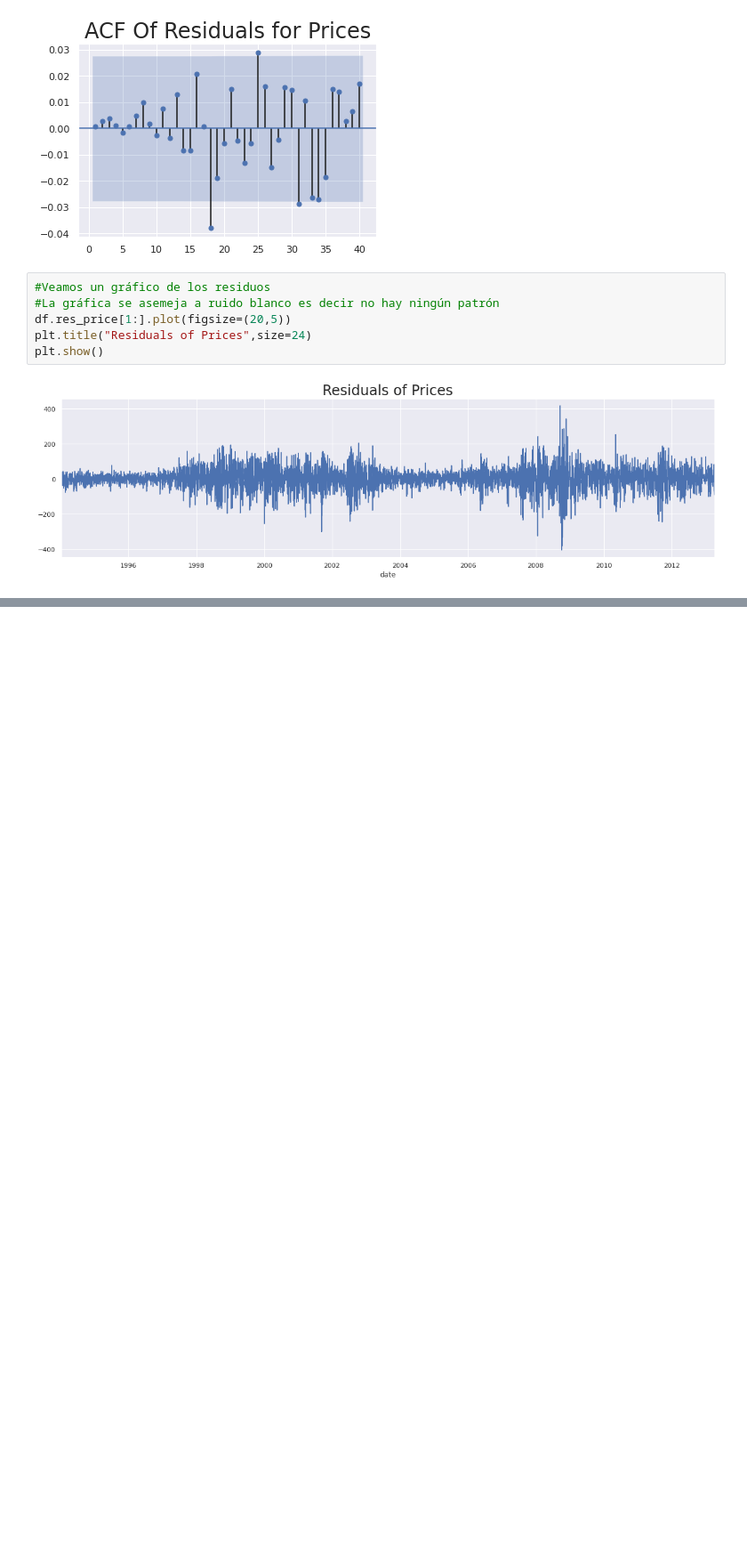
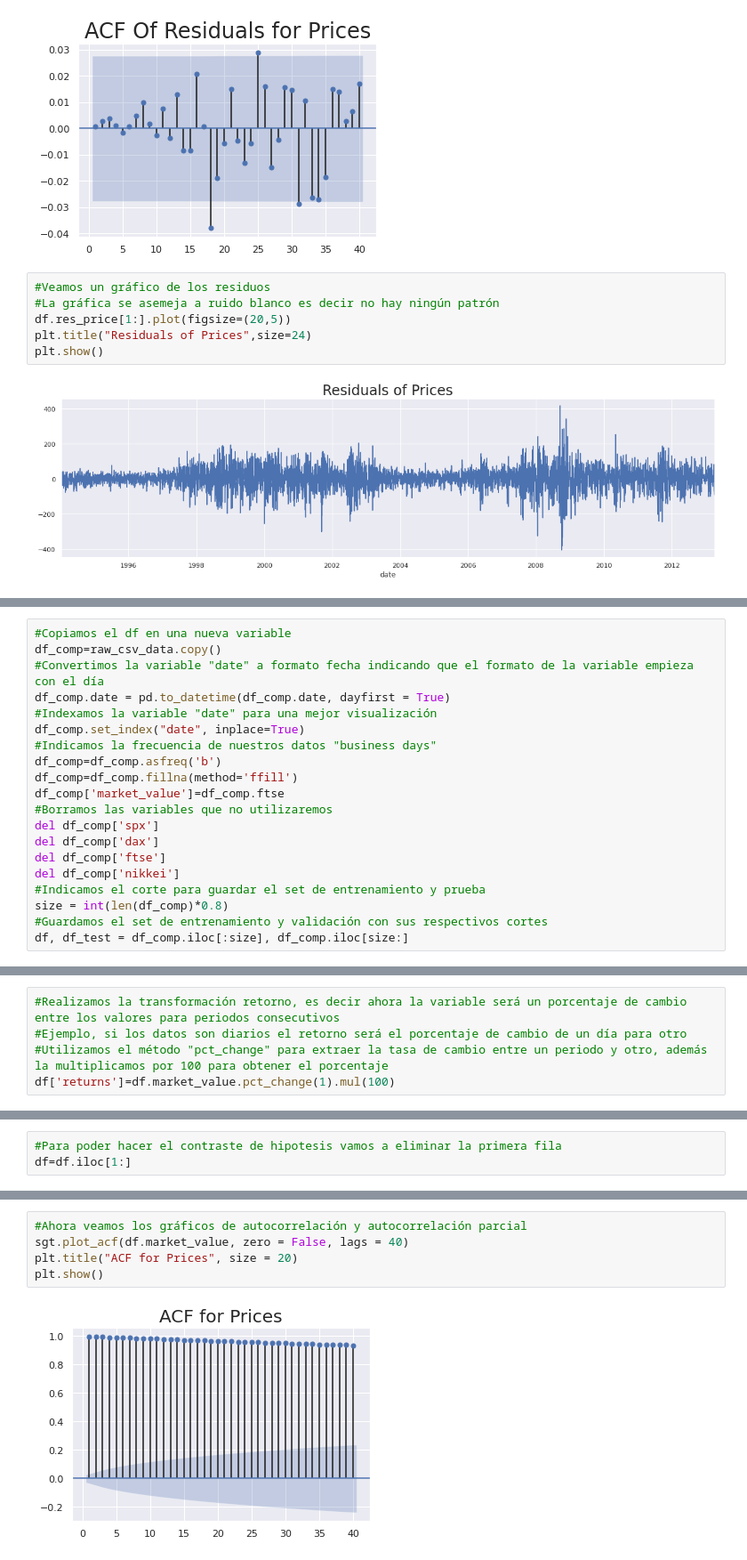
Before and after one commit to virf96/Proyectos, a Jupyter notebook: Consideraciones_y_Modelo_autorregresivo_AR_Precios.ipynb, the cells around one changed output, grey strips where cells are left out. Shown at 89% size. Saved outputs shown, nothing was run; the diff lists cells and outputs as text; blank space fills up the shorter version.

```diff
--- a/Consideraciones_y_Modelo_autorregresivo_AR_Precios.ipynb
+++ b/Consideraciones_y_Modelo_autorregresivo_AR_Precios.ipynb
@@ -530,0 +533,20 @@ plt.show()
+# %%
+#Copiamos el df en una nueva variable
+df_comp=raw_csv_data.copy()
+#Convertimos la variable "date" a formato fecha indicando que el formato de la variable empieza con el día
+df_comp.date = pd.to_datetime(df_comp.date, dayfirst = True)
+#Indexamos la variable "date" para una mejor visualización
+df_comp.set_index("date", inplace=True)
+#Indicamos la frecuencia de nuestros datos "business days"
+df_comp=df_comp.asfreq('b')
+df_comp=df_comp.fillna(method='ffill')
+df_comp['market_value']=df_comp.ftse
+#Borramos las variables que no utilizaremos
+del df_comp['spx']
+del df_comp['dax']
+del df_comp['ftse']
+del df_comp['nikkei']
+#Indicamos el corte para guardar el set de entrenamiento y prueba
+size = int(len(df_comp)*0.8)
+#Guardamos el set de entrenamiento y validación con sus respectivos cortes
+df, df_test = df_comp.iloc[:size], df_comp.iloc[size:]
@@ -530,0 +565,5 @@ plt.show()
+# %%
+#Realizamos la transformación retorno, es decir ahora la variable será un porcentaje de cambio entre los valores para periodos consecutivos
+#Ejemplo, si los datos son diarios el retorno será el porcentaje de cambio de un día para otro
+#Utilizamos el método "pct_change" para extraer la tasa de cambio entre un periodo y otro, además la multiplicamos por 100 para obtener el porcentaje
+df['returns']=df.market_value.pct_change(1).mul(100)
@@ -530,0 +586,3 @@ plt.show()
+# %%
+#Para poder hacer el contraste de hipotesis vamos a eliminar la primera fila
+df=df.iloc[1:]
@@ -530,0 +612,7 @@ plt.show()
+# %%
+#Ahora veamos los gráficos de autocorrelación y autocorrelación parcial
+sgt.plot_acf(df.market_value, zero = False, lags = 40)
+plt.title("ACF for Prices", size = 20)
+plt.show()
+# %% [output]
+[figure, added]
```
Also changed, not shown: parts of 22 cells of this notebook.
